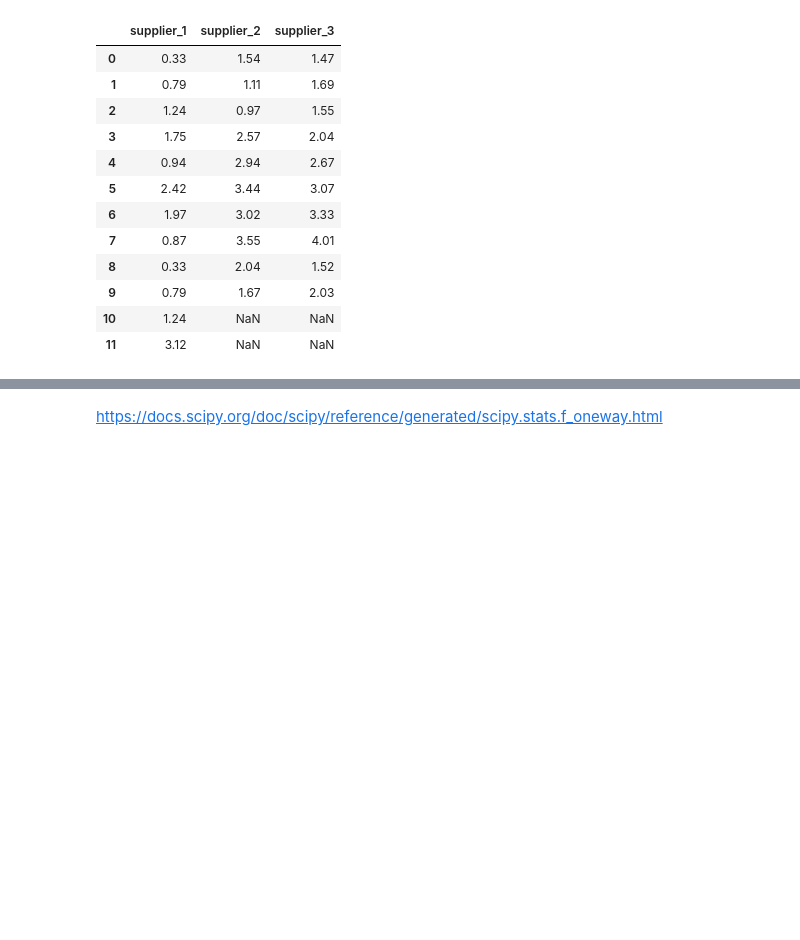
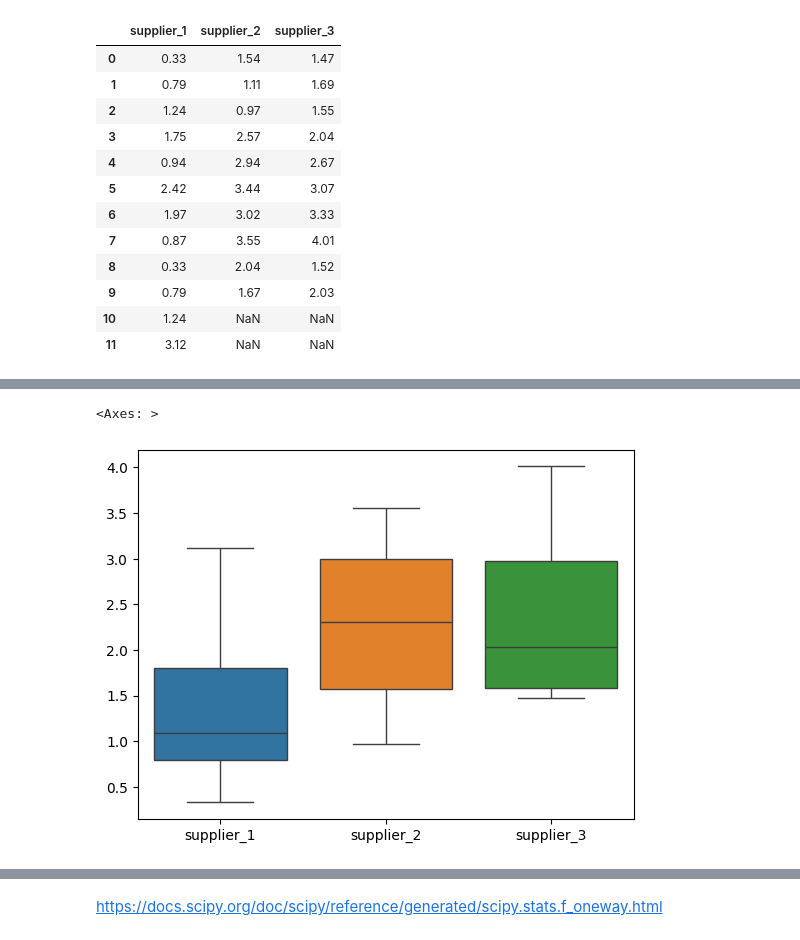
Before and after one commit to PauloViniciusR/Estatistica_dados, a Jupyter notebook: Estatistica_Inferencial/09_testes_hipoteses_parametricos_anova_one_way.ipynb, the cells around one changed output, grey strips where cells are left out. Cells and saved outputs as stored; diff of their text form; code cells hidden in the pictures; blank space fills up the shorter version.

```diff
--- a/Estatistica_Inferencial/09_testes_hipoteses_parametricos_anova_one_way.ipynb
+++ b/Estatistica_Inferencial/09_testes_hipoteses_parametricos_anova_one_way.ipynb
@@ -62,0 +95,5 @@ df_mel
+# %%
+sns.boxplot(df_mel)
+# %% [output]
+<Axes: >
+[figure, added]
```
Also changed, not shown: parts of 6 cells of this notebook, 2 other files.
